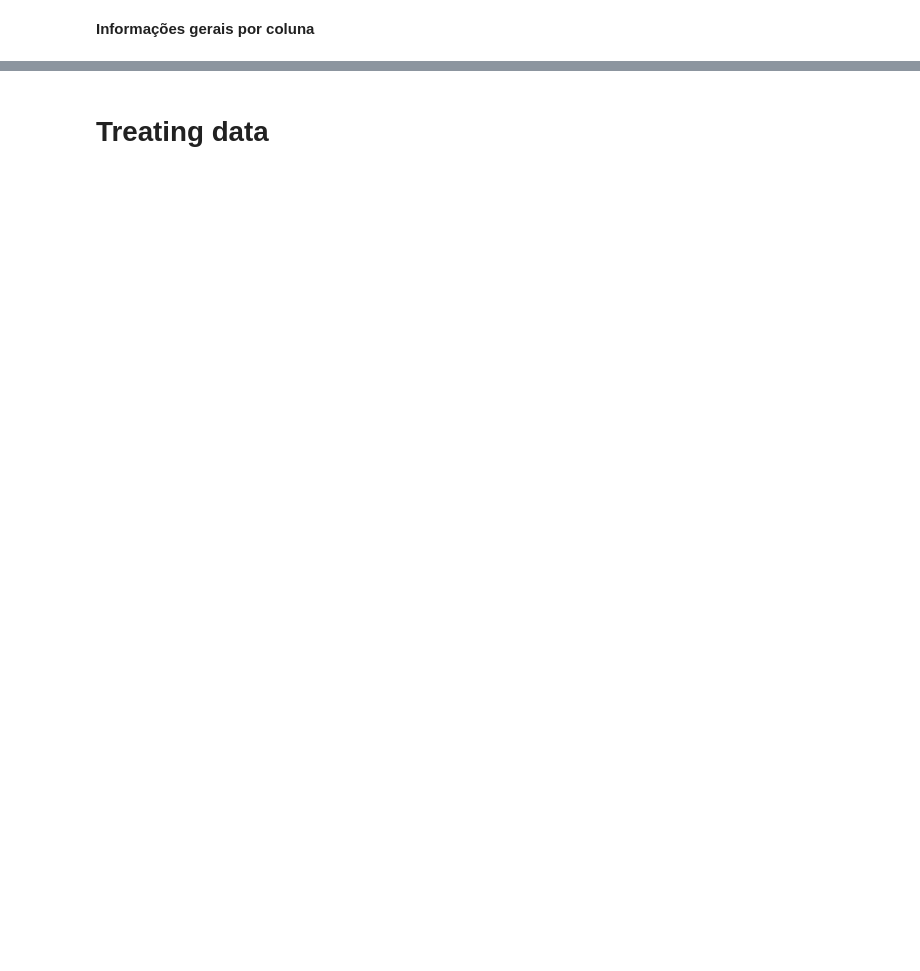
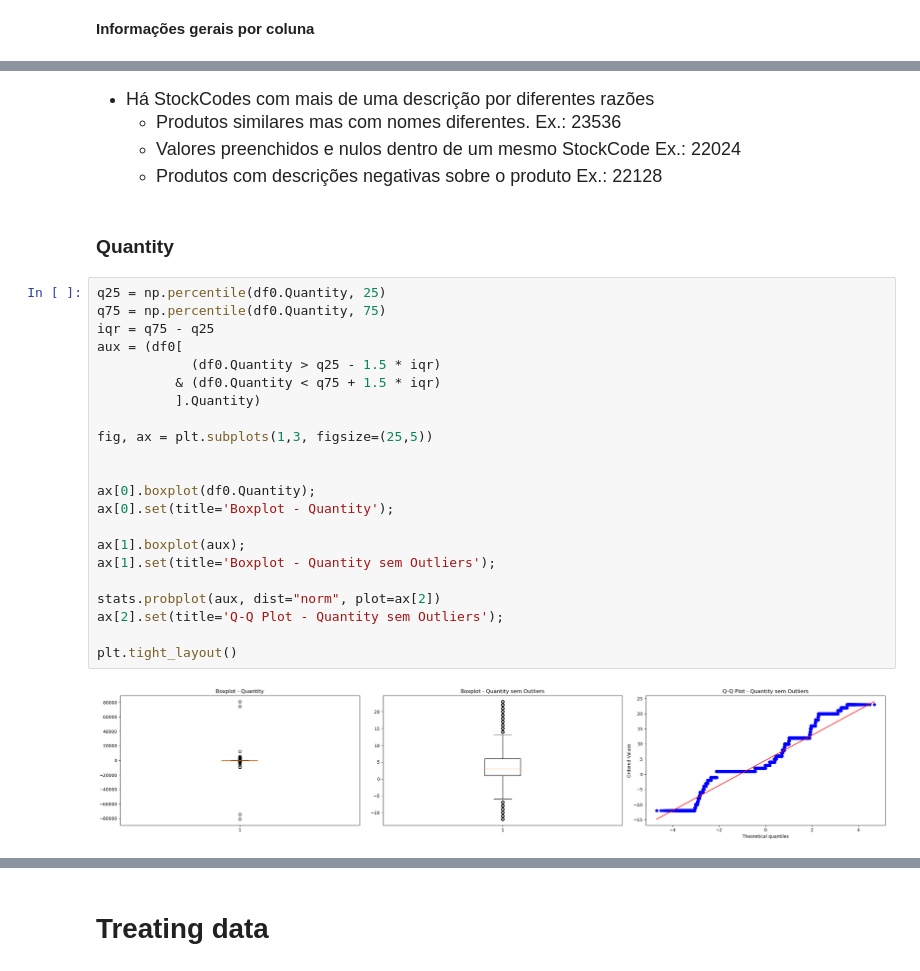
Before and after one commit to joaov-alves/project_customer_clustering, a Jupyter notebook: notebooks/notebook.ipynb, the cells around one changed output, grey strips where cells are left out. Saved outputs shown, nothing was run; the diff lists cells and outputs as text; blank space fills up the shorter version.

```diff
--- a/notebooks/notebook.ipynb
+++ b/notebooks/notebook.ipynb
@@ -206,0 +297,31 @@ df0.describe(include='all')
+# %% [markdown]
+* <span style="font-size:larger;">Há StockCodes com mais de uma descrição por diferentes razões</span>
+    * <span style="font-size:larger;">Produtos similares mas com nomes diferentes. Ex.: 23536</span>
+    * <span style="font-size:larger;">Valores preenchidos e nulos dentro de um mesmo StockCode Ex.: 22024</span>
+    * <span style="font-size:larger;">Produtos com descrições negativas sobre o produto Ex.: 22128</span>
+# %% [markdown]
+### Quantity
+# %%
+q25 = np.percentile(df0.Quantity, 25)
+q75 = np.percentile(df0.Quantity, 75)
+iqr = q75 - q25
+aux = (df0[
+            (df0.Quantity > q25 - 1.5 * iqr)
+          & (df0.Quantity < q75 + 1.5 * iqr)
+          ].Quantity)
+
+fig, ax = plt.subplots(1,3, figsize=(25,5))
+
+
+ax[0].boxplot(df0.Quantity);
+ax[0].set(title='Boxplot - Quantity');
+
+ax[1].boxplot(aux);
+ax[1].set(title='Boxplot - Quantity sem Outliers');
+
+stats.probplot(aux, dist="norm", plot=ax[2])
+ax[2].set(title='Q-Q Plot - Quantity sem Outliers');
+
+plt.tight_layout()
+# %% [output]
+[figure, added]
```
Also changed, not shown: parts of 36 cells of this notebook, 1 other file.
